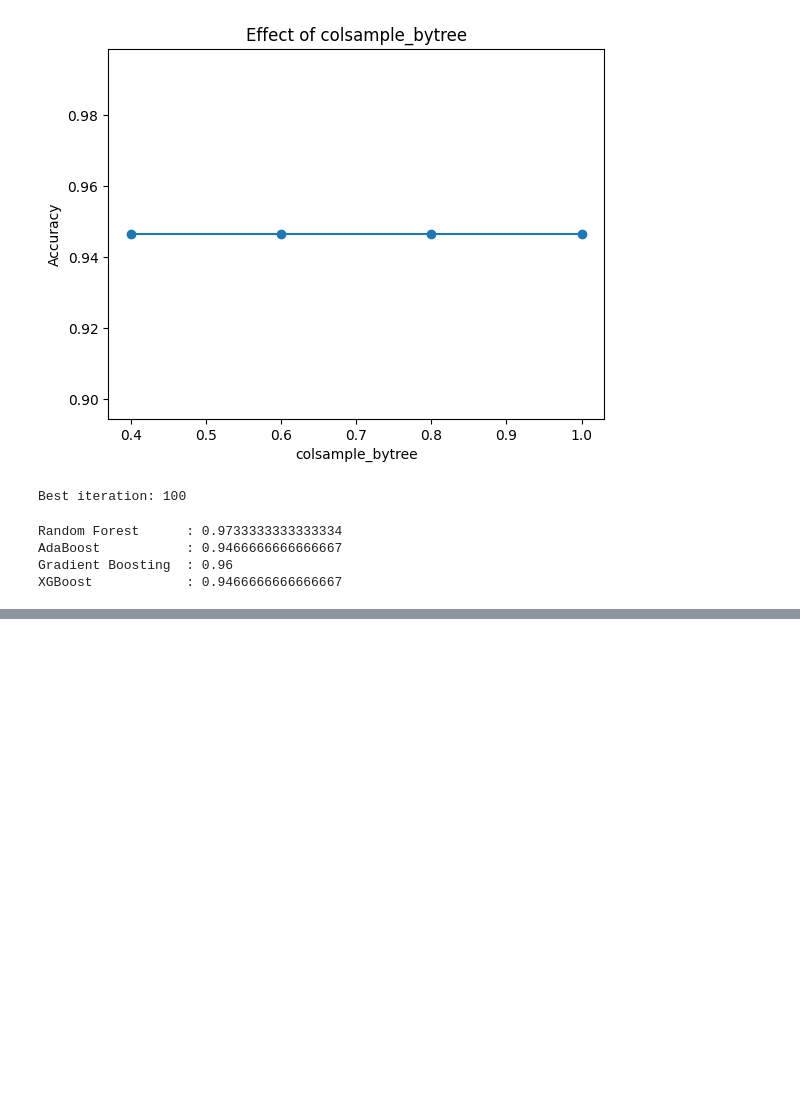
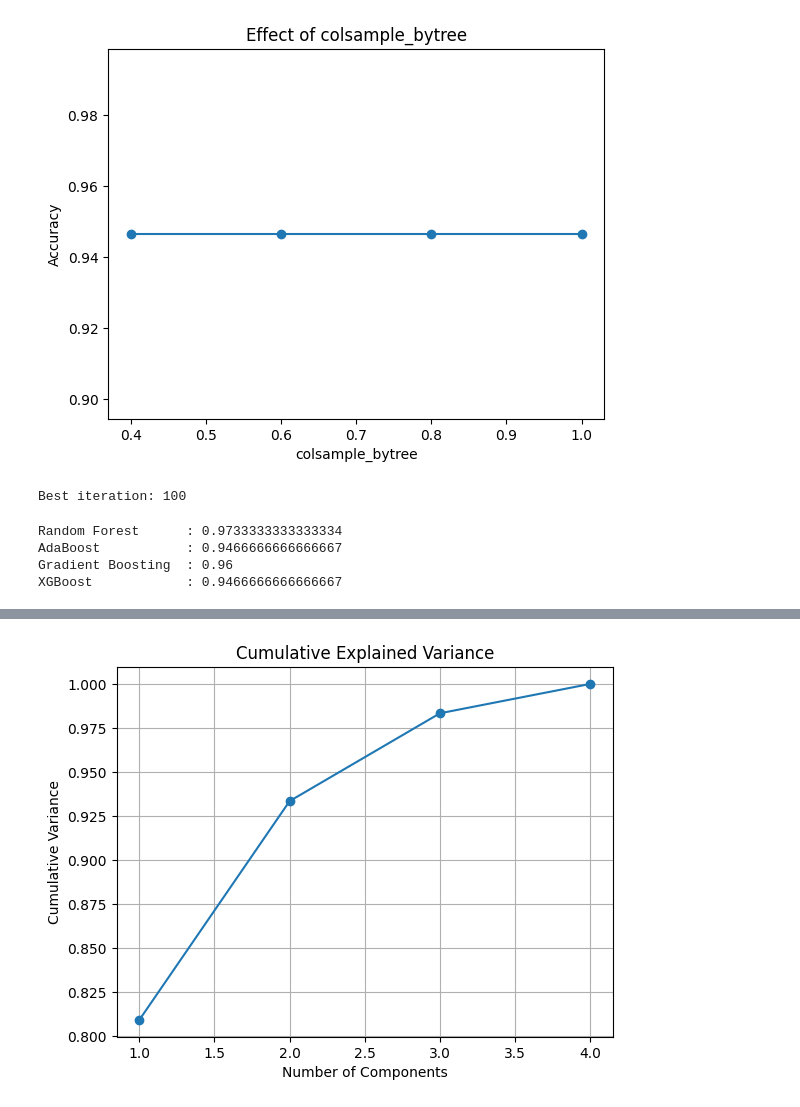
Before and after one commit to avikumart/DA-DS-Questions, a Jupyter notebook: ML_coding/Ml_coding_and_interviewn_practice.ipynb, the cells around one changed output, grey strips where cells are left out. Drawn from its saved outputs; the diff is of its cells as text; code cells hidden in the pictures; blank space fills up the shorter version.

```diff
--- a/ML_coding/Ml_coding_and_interviewn_practice.ipynb
+++ b/ML_coding/Ml_coding_and_interviewn_practice.ipynb
@@ -2118,0 +2187,11 @@ XGBoost            : 0.9466666666666667
+# %%
+cum = np.cumsum(explained)
+
+plt.plot(np.arange(1,5), cum, marker="o")
+plt.xlabel("Number of Components")
+plt.ylabel("Cumulative Variance")
+plt.title("Cumulative Explained Variance")
+plt.grid(True)
+plt.show()
+# %% [output]
+[figure, added]
```
Also changed, not shown: parts of 15 cells of this notebook.
